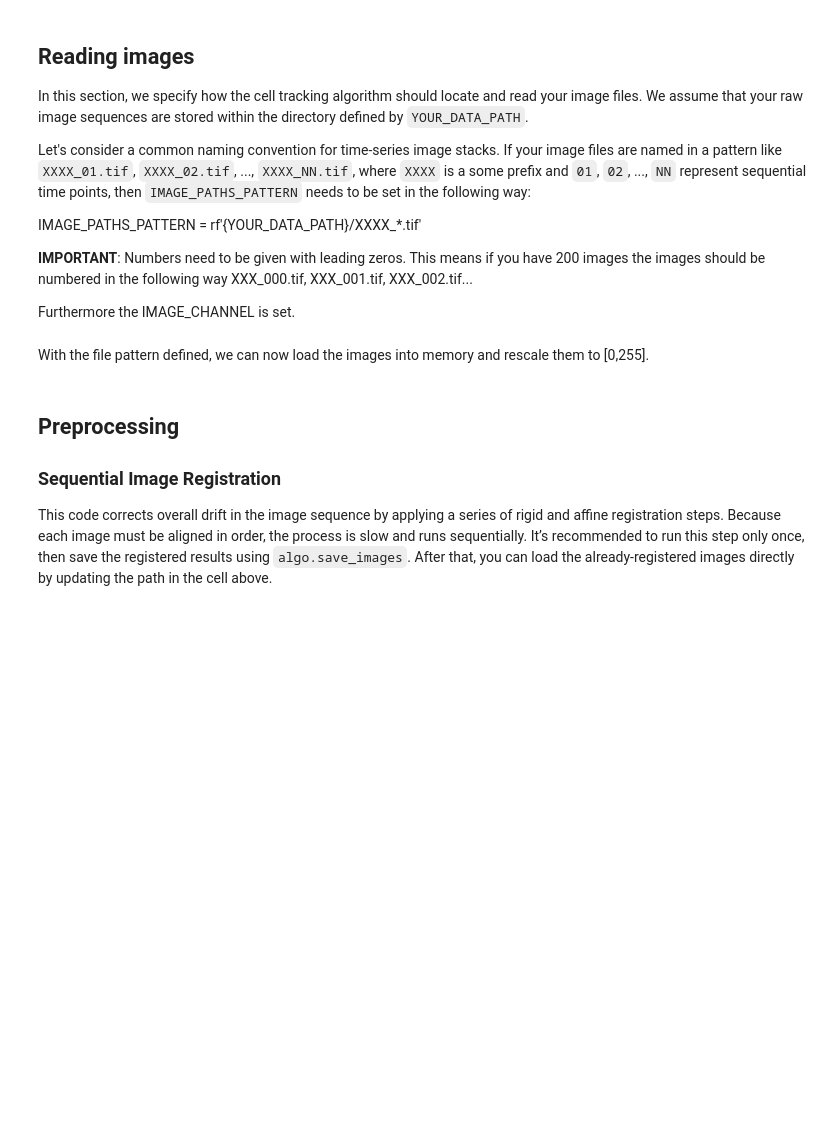
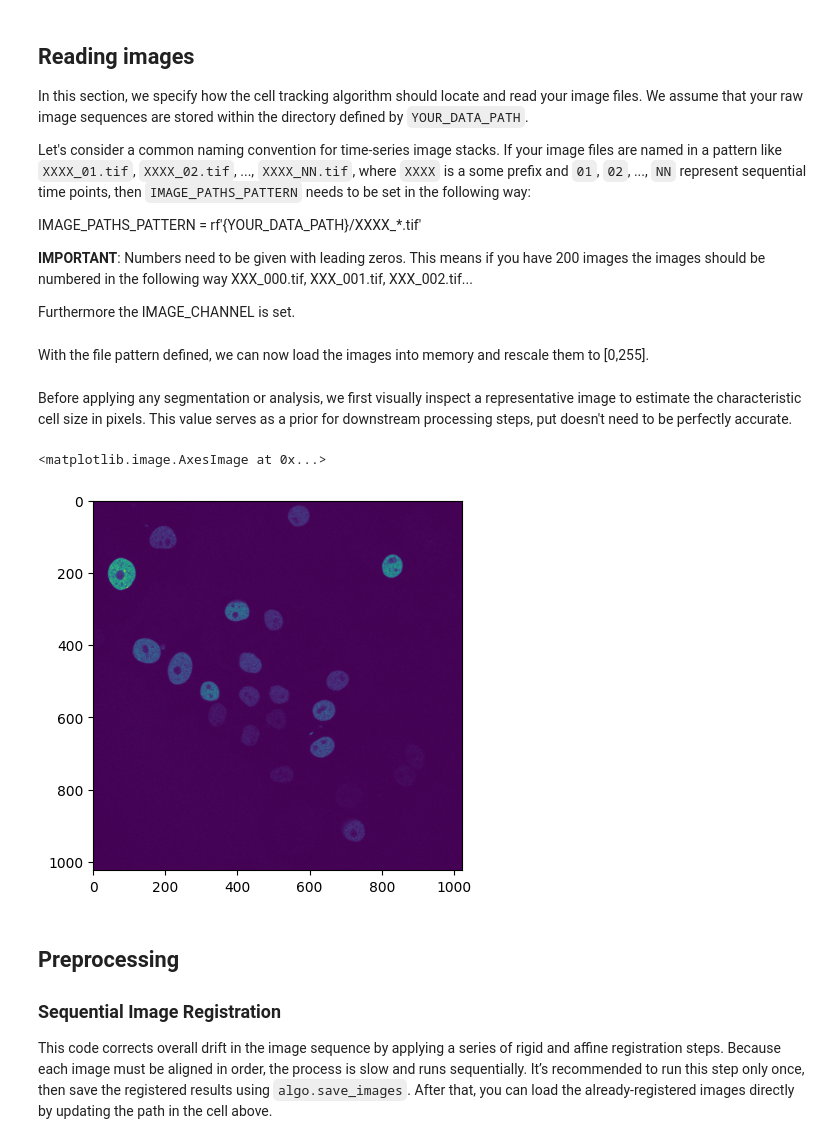
Before and after one commit to Gitinc/argus, a Jupyter notebook: notebooks/compute_cell_paths.ipynb, the cells around one changed output. Drawn from its saved outputs; the diff is of its cells as text; code cells hidden in the pictures; blank space fills up the shorter version.

```diff
--- a/notebooks/compute_cell_paths.ipynb
+++ b/notebooks/compute_cell_paths.ipynb
@@ -56,6 +59,14 @@ With the file pattern defined, we can now load the images into memory and rescal
 images = algo.read_images(directory = IMAGE_PATHS_PATTERN, is_gray_scale = True)
 images = algo.batch_rescale_rgb_to_255(images)
 images_unchanged = images.copy()
+# %% [markdown]
+Before applying any segmentation or analysis, we first visually inspect a representative image to estimate the characteristic cell size in pixels. This value serves as a prior for downstream processing steps, put doesn't need to be perfectly accurate.
+# %%
+CELL_SIZE = 40
+plt.imshow(images_unchanged[0][...,IMAGE_CHANNEL])
+# %% [output]
+<matplotlib.image.AxesImage at 0x...>
+[figure, added]
 # %% [markdown]
 ## Preprocessing
 
```
Also changed, not shown: parts of 14 cells of this notebook, 5 other files.
